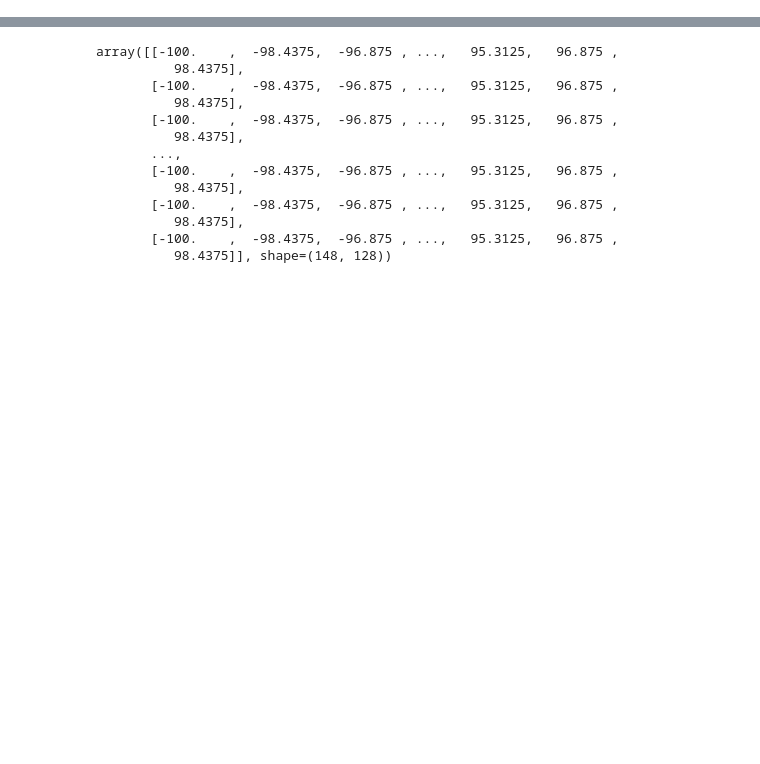
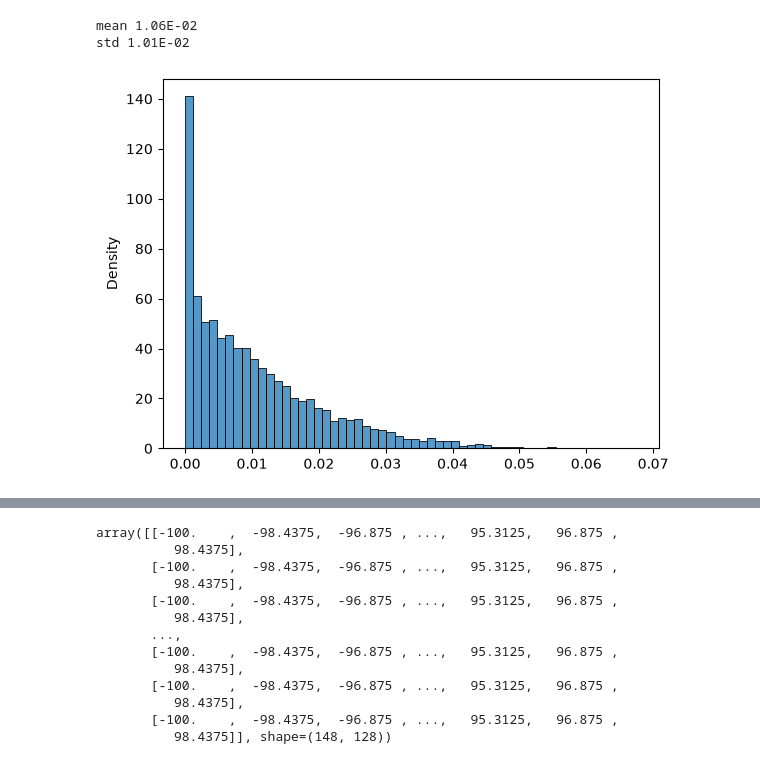
Before and after one commit to SirCrocker/aotools, a Jupyter notebook: testing.ipynb, the cells around one changed output, grey strips where cells are left out. Cells and saved outputs as stored; diff of their text form; code cells hidden in the pictures; blank space fills up the shorter version.

```diff
--- a/testing.ipynb
+++ b/testing.ipynb
@@ -60 +93,9 @@ All equal: True
+# %%
+sns.histplot(diff_max, stat="density")
+print(f"mean {diff_max.mean():.2E}")
+print(f"std {diff_max.std():.2E}")
+# %% [output]
+mean 1.06E-02
+std 1.01E-02
+[figure, added]
 # %%
```
Also changed, not shown: parts of 6 cells of this notebook, 1 other file.
